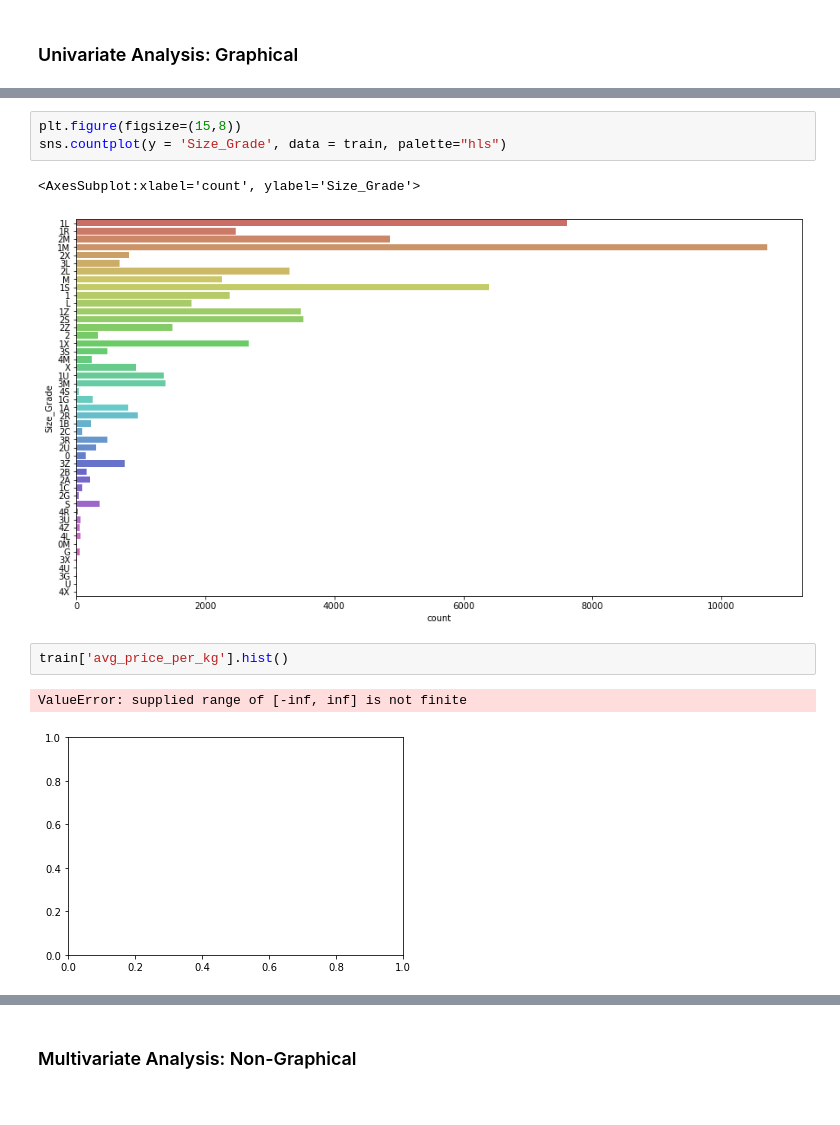
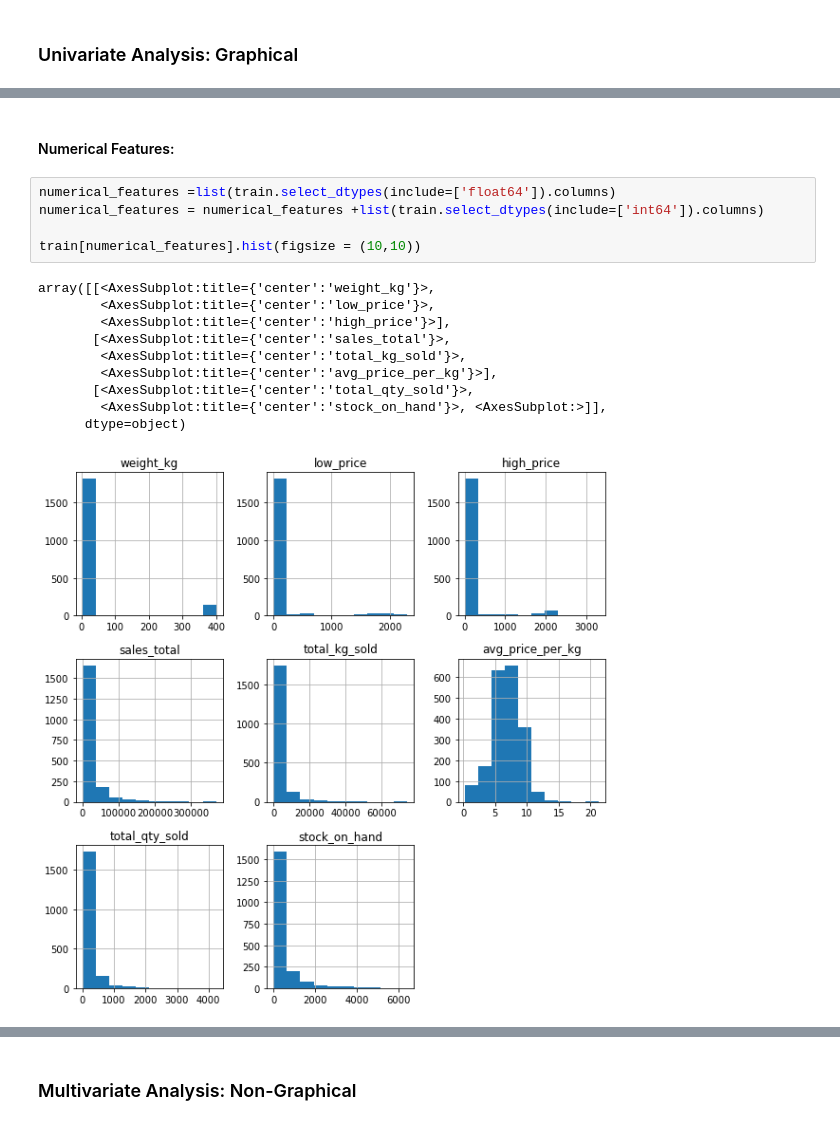
Before and after one commit to Explore-AI/regression-apples-predict-api-template, a Jupyter notebook: katleho-eda-apple-prices-challenge.ipynb, the cells around one changed output, grey strips where cells are left out. Saved outputs shown, nothing was run; the diff lists cells and outputs as text.

```diff
--- a/katleho-eda-apple-prices-challenge.ipynb
+++ b/katleho-eda-apple-prices-challenge.ipynb
@@ -309,11 +273,18 @@ train1['Weight_Kg'].hist()
-# %%
-plt.figure(figsize=(15,8))
-sns.countplot(y = 'Size_Grade', data = train, palette="hls")
-# %% [output]
-<AxesSubplot:xlabel='count', ylabel='Size_Grade'>
-[figure, removed]
-# %%
-train['avg_price_per_kg'].hist()
-# %% [output]
-ValueError: supplied range of [-inf, inf] is not finite
-[figure, removed]
+# %% [markdown]
+#### Numerical Features:
+# %%
+numerical_features =list(train.select_dtypes(include=['float64']).columns)
+numerical_features = numerical_features +list(train.select_dtypes(include=['int64']).columns)
+
+train[numerical_features].hist(figsize = (10,10))
+# %% [output]
+array([[<AxesSubplot:title={'center':'weight_kg'}>,
+        <AxesSubplot:title={'center':'low_price'}>,
+        <AxesSubplot:title={'center':'high_price'}>],
+       [<AxesSubplot:title={'center':'sales_total'}>,
+        <AxesSubplot:title={'center':'total_kg_sold'}>,
+        <AxesSubplot:title={'center':'avg_price_per_kg'}>],
+       [<AxesSubplot:title={'center':'total_qty_sold'}>,
+        <AxesSubplot:title={'center':'stock_on_hand'}>, <AxesSubplot:>]],
+      dtype=object)
+[figure, added]
```
Also changed, not shown: parts of 32 cells of this notebook.
